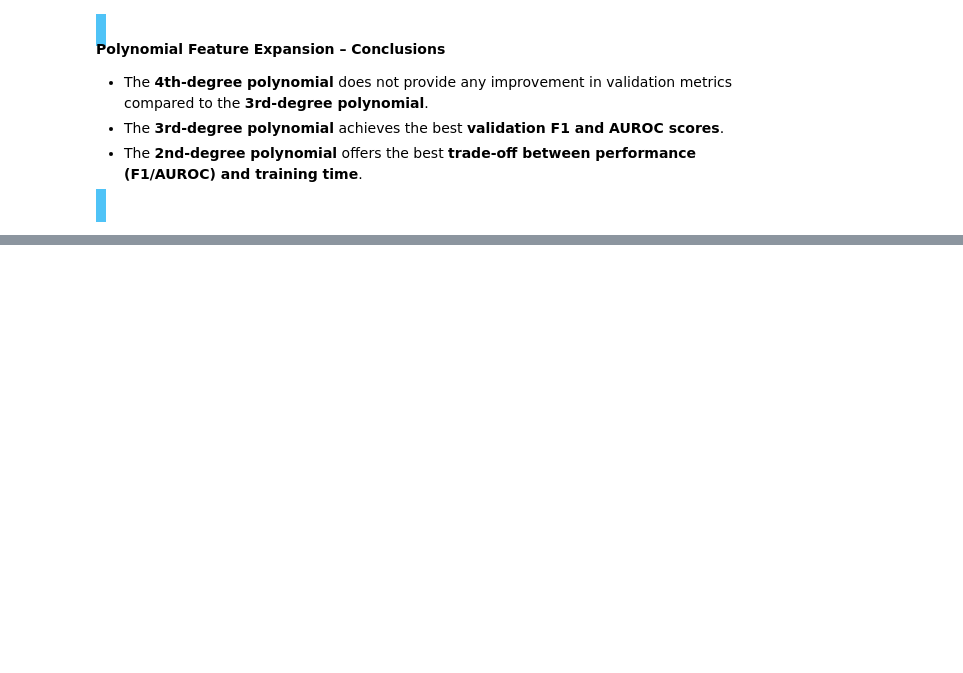
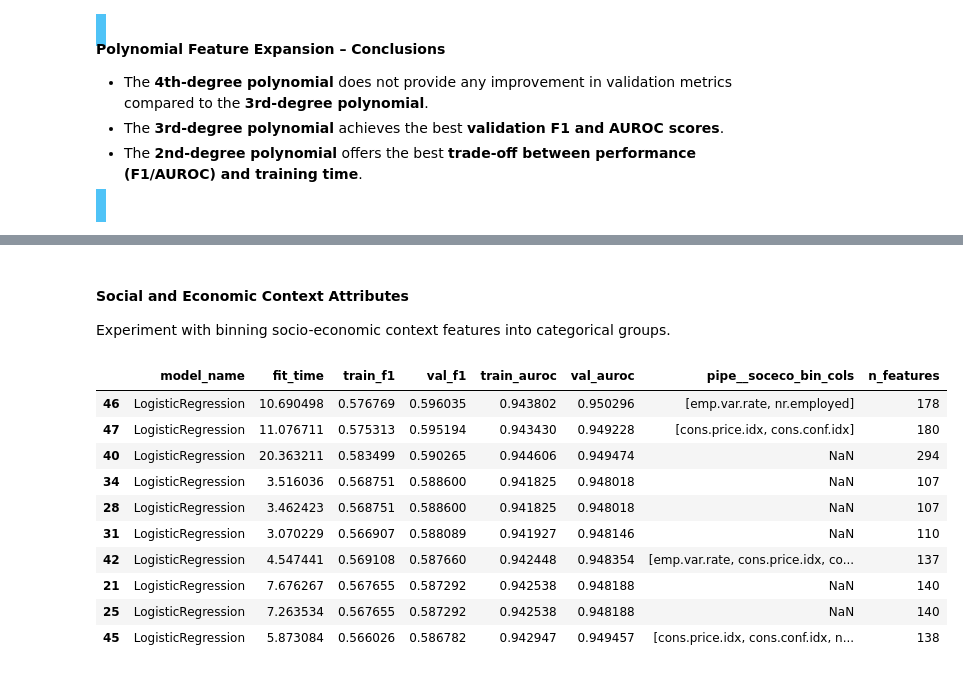
Before and after one commit to Maxstef/bank-deposit-prediction, a Jupyter notebook: notebooks/03_modeling.ipynb, the cells around one changed output, grey strips where cells are left out. Cells and saved outputs as stored; diff of their text form; code cells hidden in the pictures; blank space fills up the shorter version.

```diff
--- a/notebooks/03_modeling.ipynb
+++ b/notebooks/03_modeling.ipynb
@@ -433,0 +527,4 @@ show_results_df(
+# %% [markdown]
+#### Social and Economic Context Attributes
+
+Experiment with binning socio-economic context features into categorical groups.
@@ -433,0 +553,17 @@ show_results_df(
+# %%
+show_results_df(
+    show_cols=["model_name", "fit_time", "train_f1", "val_f1", "train_auroc", "val_auroc", "pipe__soceco_bin_cols", "n_features"],
+    show_count=10,
+)
+# %% [output]
+|  | model_name | fit_time | train_f1 | val_f1 | train_auroc | val_auroc | pipe__soceco_bin_cols | n_features |
+| 46 | LogisticRegression | 10.690498 | 0.576769 | 0.596035 | 0.943802 | 0.950296 | [emp.var.rate, nr.employed] | 178 |
+| 47 | LogisticRegression | 11.076711 | 0.575313 | 0.595194 | 0.943430 | 0.949228 | [cons.price.idx, cons.conf.idx] | 180 |
+| 40 | LogisticRegression | 20.363211 | 0.583499 | 0.590265 | 0.944606 | 0.949474 | NaN | 294 |
+| 34 | LogisticRegression | 3.516036 | 0.568751 | 0.588600 | 0.941825 | 0.948018 | NaN | 107 |
+| 28 | LogisticRegression | 3.462423 | 0.568751 | 0.588600 | 0.941825 | 0.948018 | NaN | 107 |
+| 31 | LogisticRegression | 3.070229 | 0.566907 | 0.588089 | 0.941927 | 0.948146 | NaN | 110 |
+| 42 | LogisticRegression | 4.547441 | 0.569108 | 0.587660 | 0.942448 | 0.948354 | [emp.var.rate, cons.price.idx, co... | 137 |
+| 21 | LogisticRegression | 7.676267 | 0.567655 | 0.587292 | 0.942538 | 0.948188 | NaN | 140 |
+| 25 | LogisticRegression | 7.263534 | 0.567655 | 0.587292 | 0.942538 | 0.948188 | NaN | 140 |
+| 45 | LogisticRegression | 5.873084 | 0.566026 | 0.586782 | 0.942947 | 0.949457 | [cons.price.idx, cons.conf.idx, n... | 138 |
```
Also changed, not shown: parts of 29 cells of this notebook, 1 other file.
